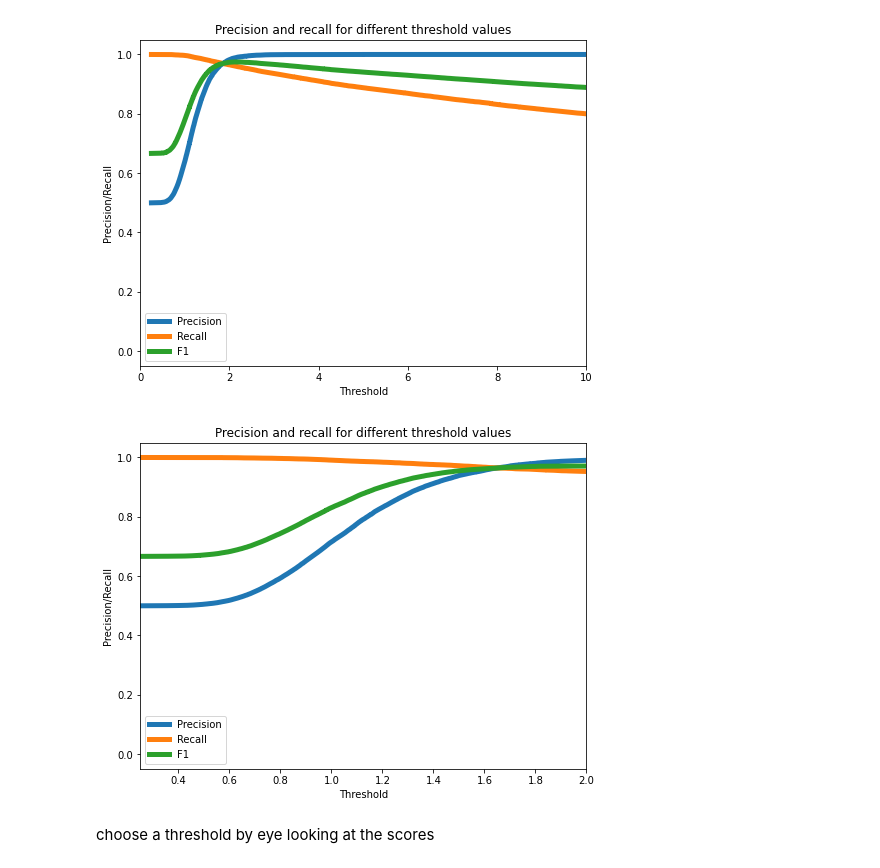
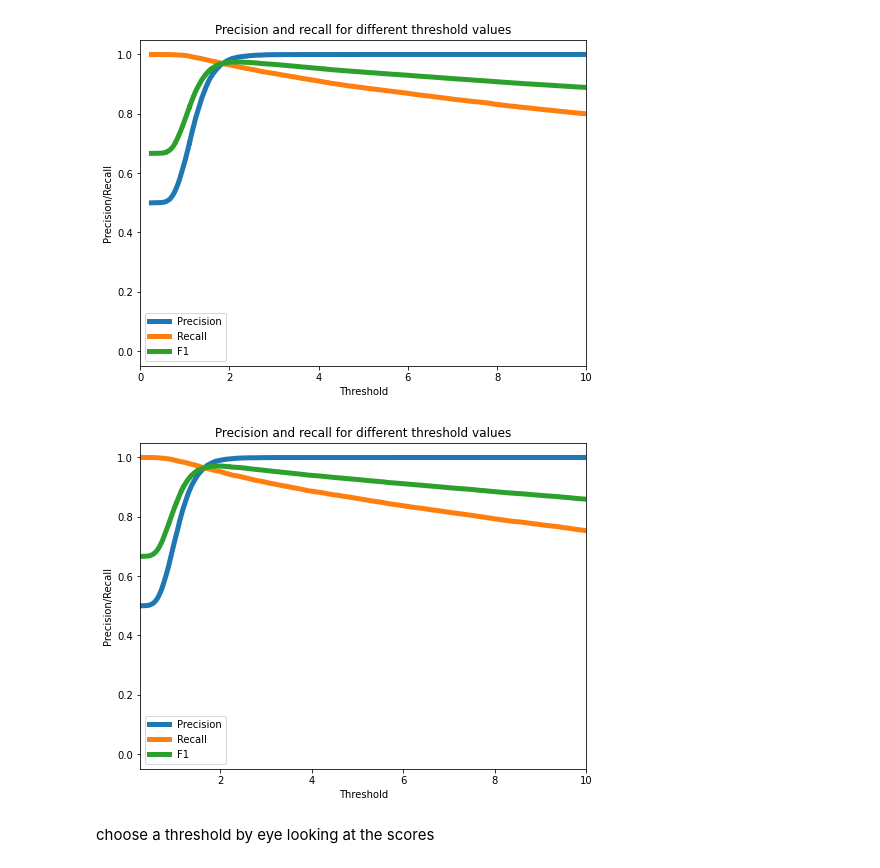
Before and after one commit to FNeubuerger/LSTM_VAE, a Jupyter notebook: CNN_Attention_VAE.ipynb, the cells around one changed output. Drawn from its saved outputs; the diff is of its cells as text; code cells hidden in the pictures.

Commit message:
more plots

```diff
--- a/CNN_Attention_VAE.ipynb
+++ b/CNN_Attention_VAE.ipynb
@@ -390,17 +390,17 @@ plt.show()
 # %%
 precision_rt, recall_rt, threshold_rt = precision_recall_curve(error_df.True_class, error_df['anomaly'])
 F1 = 2* precision_rt*recall_rt/(precision_rt+recall_rt)
 plt.plot(threshold_rt, precision_rt[1:], label="Precision",linewidth=5)
 plt.plot(threshold_rt, recall_rt[1:], label="Recall",linewidth=5)
 plt.plot(threshold_rt, F1[1:], label="F1",linewidth=5)
-plt.xlim(0.25,2)
+plt.xlim(0.25,10)
 plt.title('Precision and recall for different threshold values')
 plt.xlabel('Threshold')
 plt.ylabel('Precision/Recall')
 plt.legend()
 plt.show()
 # %% [output]
-[figure, old version]
+[figure, new version]
 # %% [markdown]
 choose a threshold by eye looking at the scores
 # %%
```
Also changed, not shown: 1 other file.
